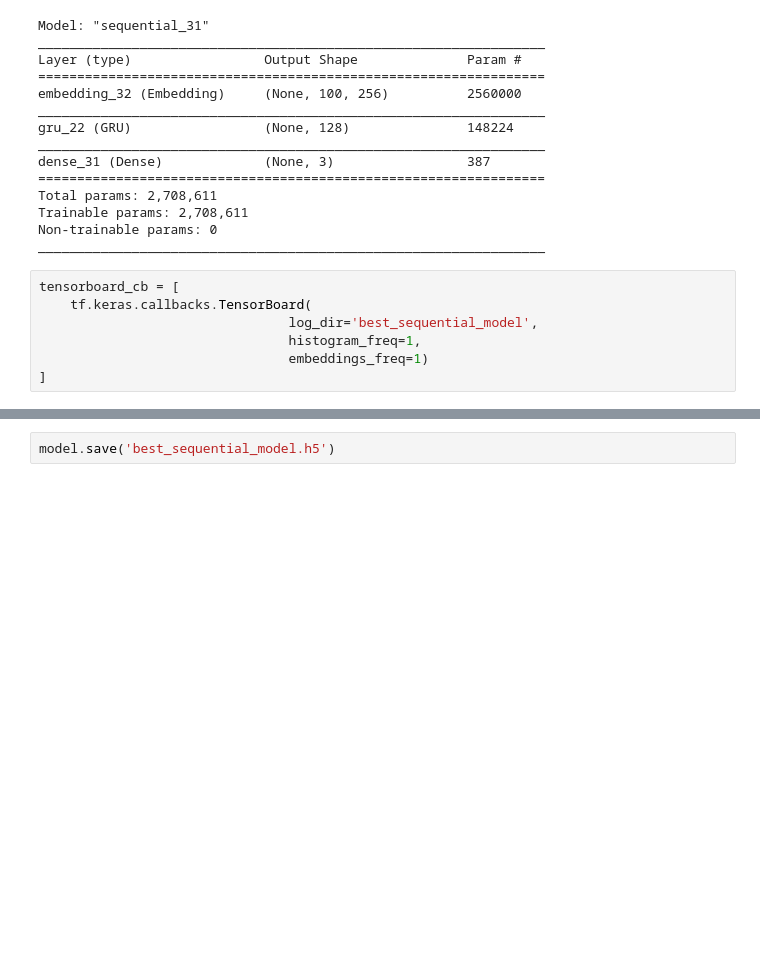
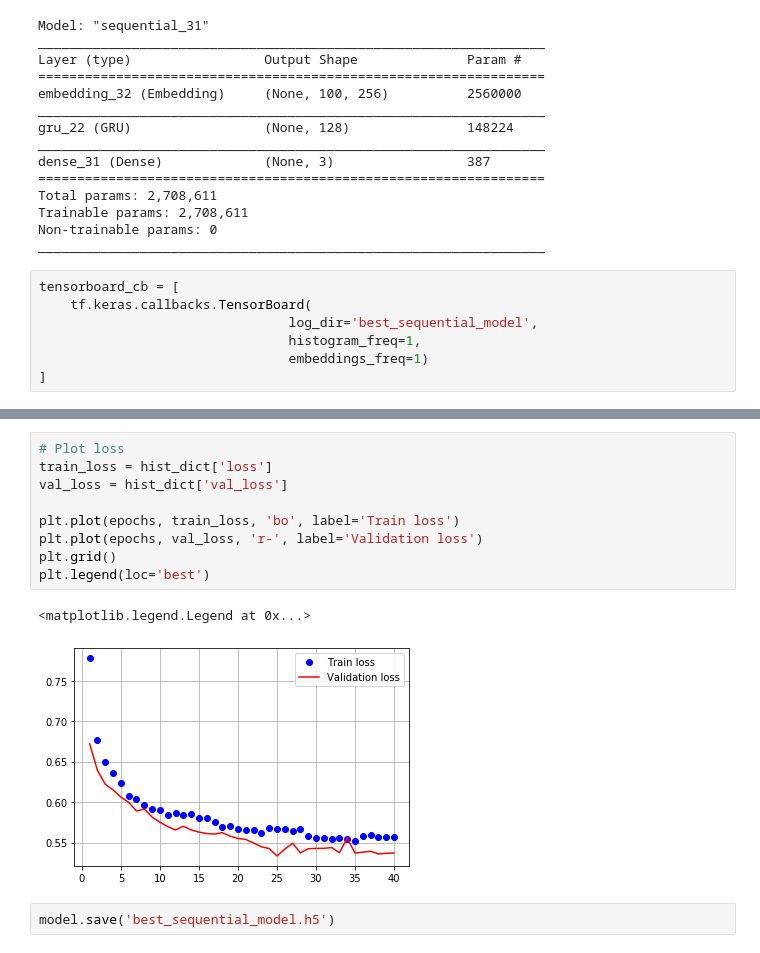
Before and after one commit to wiktorlazarski/dmarketing.ai, a Jupyter notebook: Amazon's Reviews Classifier.ipynb, the cells around one changed output, grey strips where cells are left out. Saved outputs shown, nothing was run; the diff lists cells and outputs as text; blank space fills up the shorter version.

```diff
--- a/Amazon's Reviews Classifier.ipynb
+++ b/Amazon's Reviews Classifier.ipynb
@@ -245,3 +260,15 @@ Epoch 40/40
+# %%
+# Plot loss
+train_loss = hist_dict['loss']
+val_loss = hist_dict['val_loss']
+
+plt.plot(epochs, train_loss, 'bo', label='Train loss')
+plt.plot(epochs, val_loss, 'r-', label='Validation loss')
+plt.grid()
+plt.legend(loc='best')
+# %% [output]
+<matplotlib.legend.Legend at 0x...>
+[figure, added]
 # %%
 model.save('best_sequential_model.h5')
 # %% [markdown]
```
Also changed, not shown: parts of 4 cells of this notebook.
